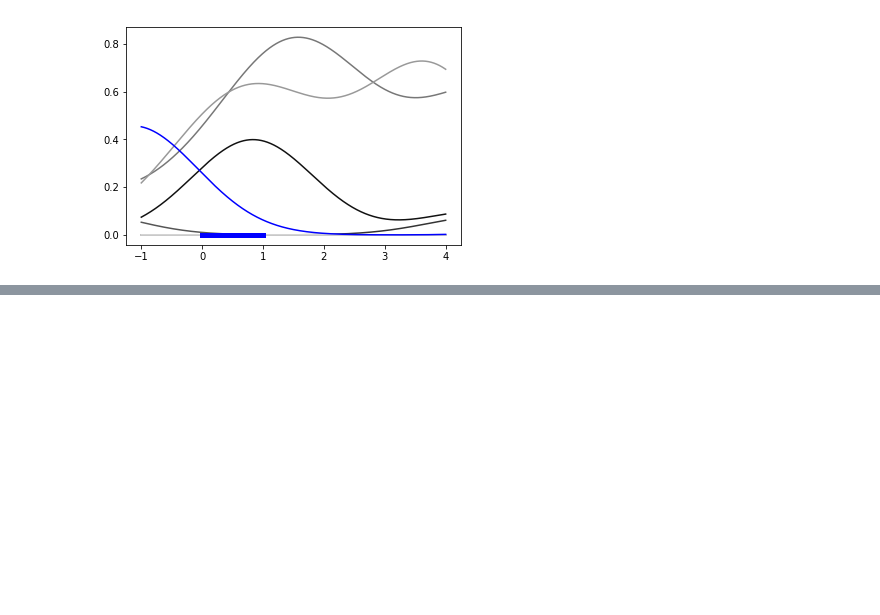
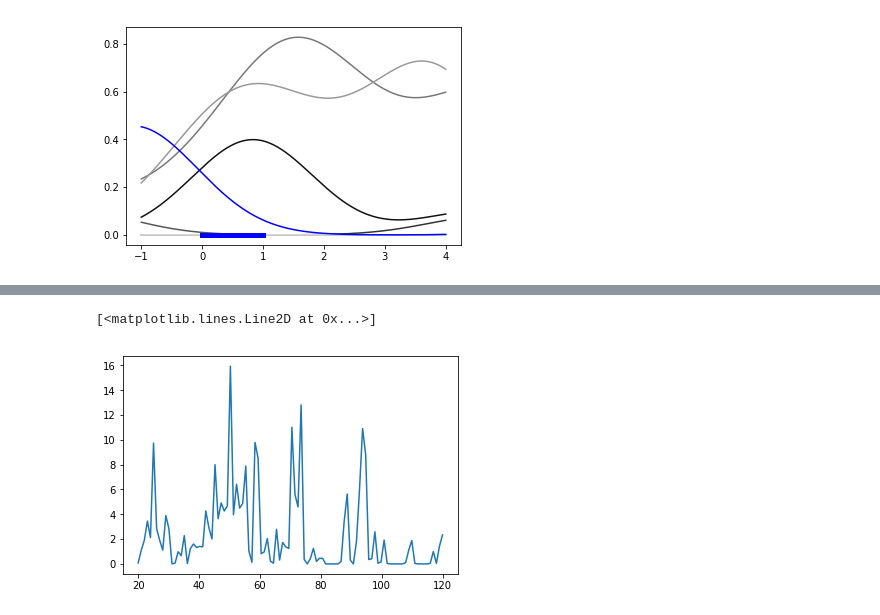
Before and after one commit to ZaneMuir/Sesame, a Jupyter notebook: Analysis/playground.ipynb, the cells around one changed output, grey strips where cells are left out. Saved outputs shown, nothing was run; the diff lists cells and outputs as text; code cells hidden in the pictures; blank space fills up the shorter version.

```diff
--- a/Analysis/playground.ipynb
+++ b/Analysis/playground.ipynb
@@ -105,0 +207,5 @@ plt.show()
+# %%
+plt.plot(_x, [demo2(i) for i in _x])
+# %% [output]
+[<matplotlib.lines.Line2D at 0x...>]
+[figure, added]
```
Also changed, not shown: parts of 11 cells of this notebook, 2 other files.
